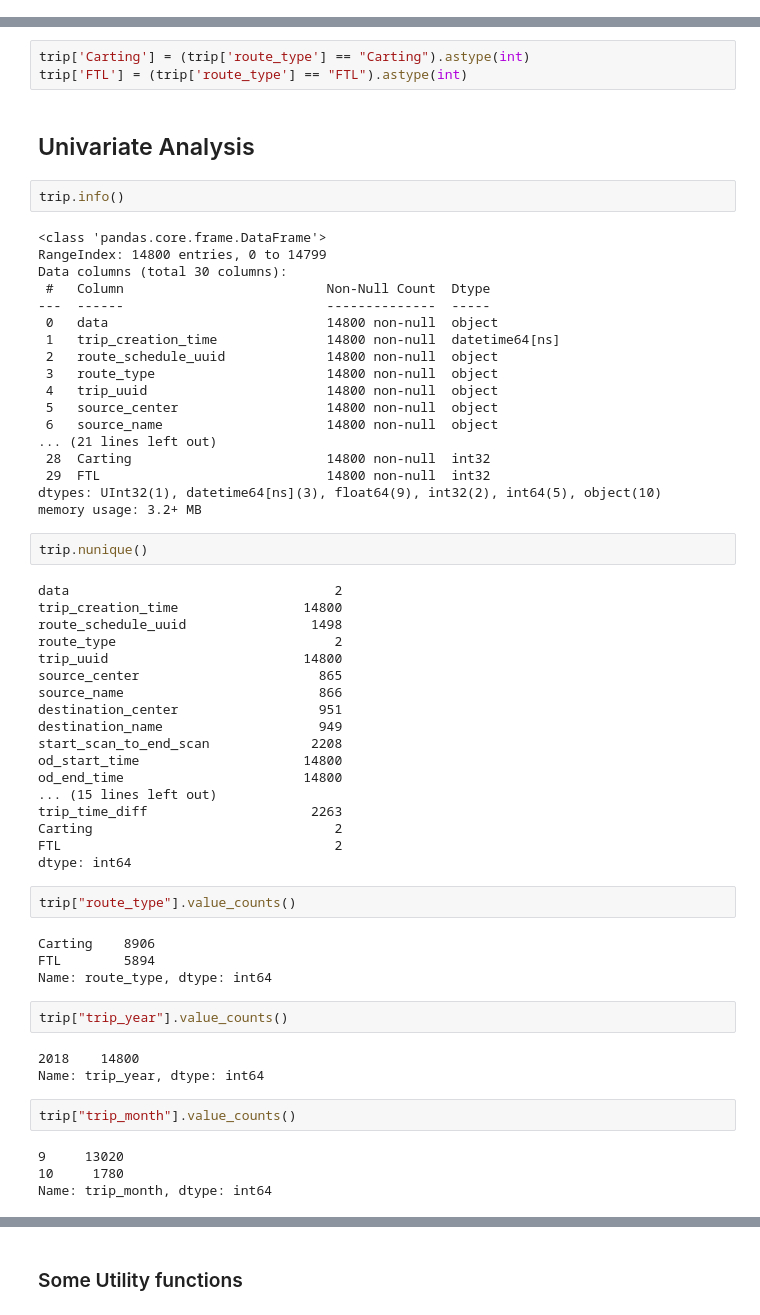
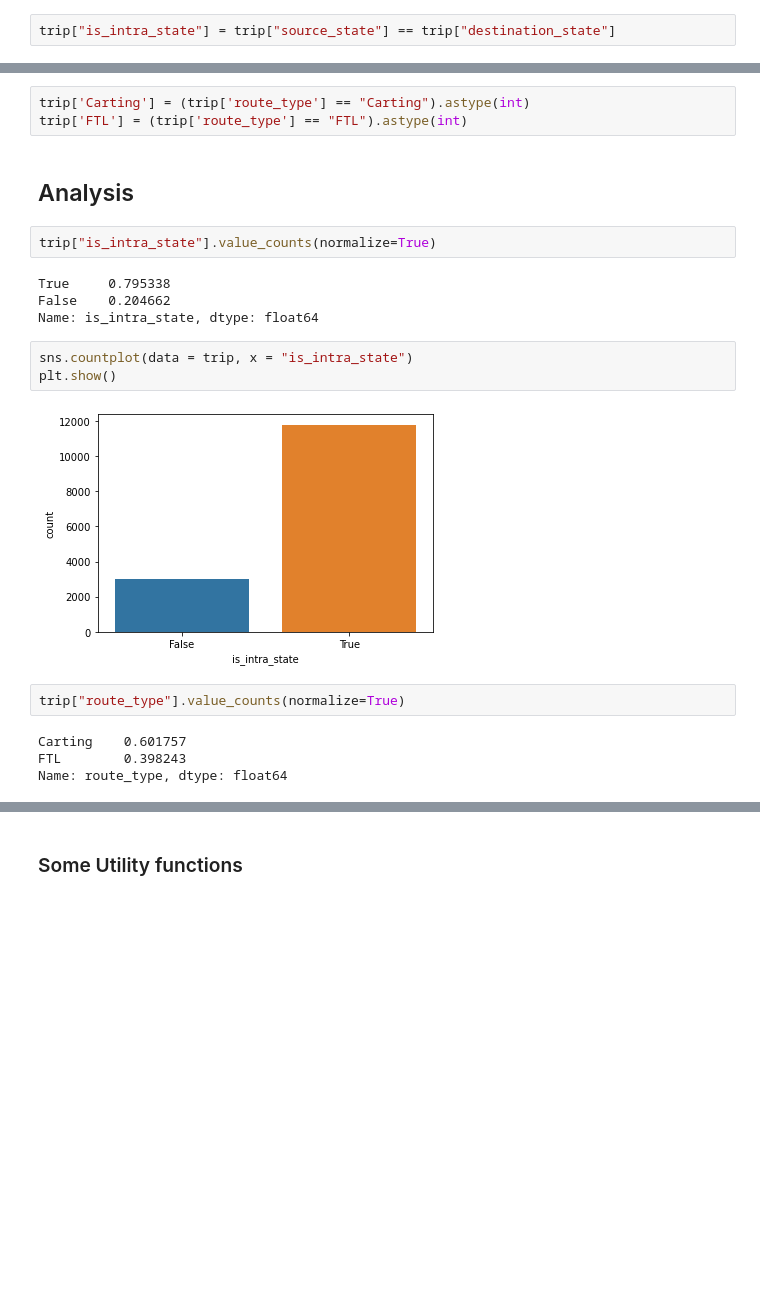
Before and after one commit to 9anubhavtyagi/delhivery_eda, a Jupyter notebook: delhivery_eda.ipynb, the cells around one changed output, grey strips where cells are left out. Cells and saved outputs as stored; diff of their text form; blank space fills up the shorter version.

```diff
--- a/delhivery_eda.ipynb
+++ b/delhivery_eda.ipynb
@@ -467,3 +468,5 @@ trip[["trip_time_diff", "start_scan_to_end_scan"]]
+# %%
+trip["is_intra_state"] = trip["source_state"] == trip["destination_state"]
 # %% [markdown]
 ## Encoding
 # %%
@@ -478,61 +481,21 @@ Name: route_type, dtype: int64
 trip['Carting'] = (trip['route_type'] == "Carting").astype(int)
 trip['FTL'] = (trip['route_type'] == "FTL").astype(int)
 # %% [markdown]
-## Univariate Analysis
+## Analysis
-# %%
-trip.info()
-# %% [output]
-<class 'pandas.core.frame.DataFrame'>
-RangeIndex: 14800 entries, 0 to 14799
-Data columns (total 30 columns):
- #   Column                          Non-Null Count  Dtype
----  ------                          --------------  -----
- 0   data                            14800 non-null  object
- 1   trip_creation_time              14800 non-null  datetime64[ns]
- 2   route_schedule_uuid             14800 non-null  object
- 3   route_type                      14800 non-null  object
- 4   trip_uuid                       14800 non-null  object
- 5   source_center                   14800 non-null  object
- 6   source_name                     14800 non-null  object
-... (21 lines left out)
- 28  Carting                         14800 non-null  int32
- 29  FTL                             14800 non-null  int32
-dtypes: UInt32(1), datetime64[ns](3), float64(9), int32(2), int64(5), object(10)
-memory usage: 3.2+ MB
-# %%
-trip.nunique()
-# %% [output]
-data                                  2
-trip_creation_time                14800
-route_schedule_uuid                1498
-route_type                            2
-trip_uuid                         14800
-source_center                       865
-source_name                         866
-destination_center                  951
-destination_name                    949
-start_scan_to_end_scan             2208
-od_start_time                     14800
-od_end_time                       14800
-... (15 lines left out)
-trip_time_diff                     2263
-Carting                               2
-FTL                                   2
-dtype: int64
+# %%
+trip["is_intra_state"].value_counts(normalize=True)
+# %% [output]
+True     0.795338
+False    0.204662
+Name: is_intra_state, dtype: float64
+# %%
+sns.countplot(data = trip, x = "is_intra_state")
+plt.show()
+# %% [output]
+[figure, added]
 # %%
-trip["route_type"].value_counts()
+trip["route_type"].value_counts(normalize=True)
 # %% [output]
-Carting    8906
-FTL        5894
-Name: route_type, dtype: int64
+Carting    0.601757
+FTL        0.398243
+Name: route_type, dtype: float64
-# %%
-trip["trip_year"].value_counts()
-# %% [output]
-2018    14800
-Name: trip_year, dtype: int64
-# %%
-trip["trip_month"].value_counts()
-# %% [output]
-9     13020
-10     1780
-Name: trip_month, dtype: int64
```
Also changed, not shown: parts of 58 cells of this notebook, 1 other file.
